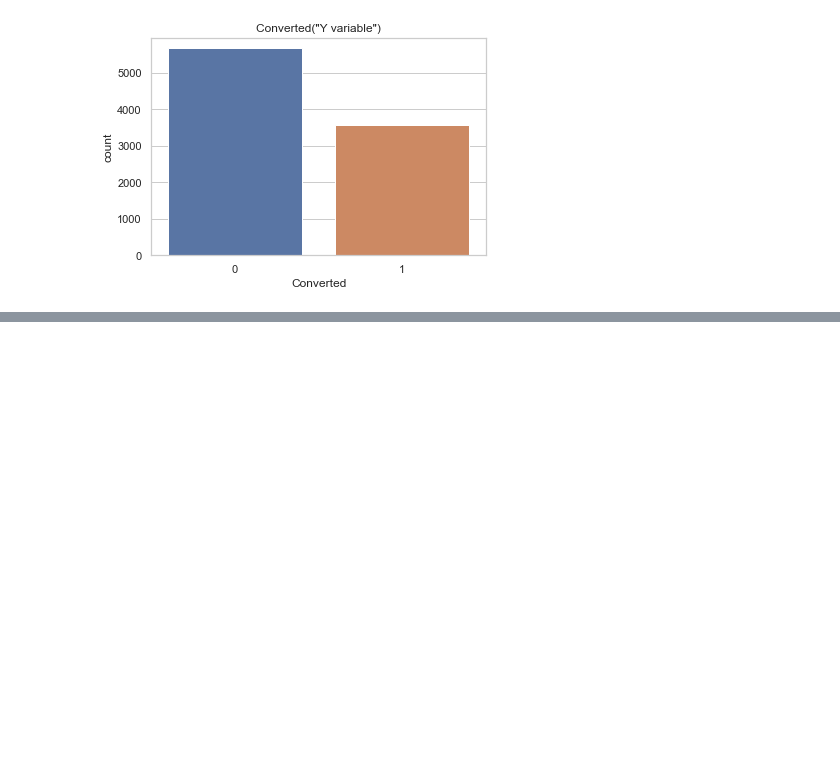
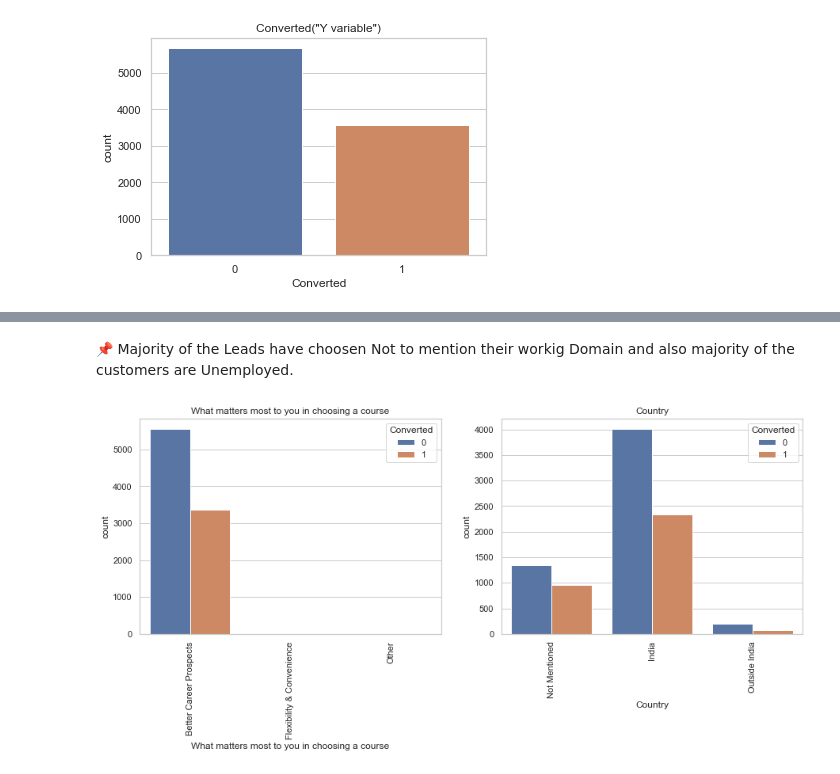
Before and after one commit to SatyugRaj/Lead_Scoring_Case_Study, a Jupyter notebook: LEAD_SCORING_CASE_STUDY.ipynb, the cells around one changed output, grey strips where cells are left out. Cells and saved outputs as stored; diff of their text form; code cells hidden in the pictures; blank space fills up the shorter version.

```diff
--- a/LEAD_SCORING_CASE_STUDY.ipynb
+++ b/LEAD_SCORING_CASE_STUDY.ipynb
@@ -600,0 +633,15 @@ plt.show()
+# %% [markdown]
+📌 Majority of the Leads have choosen Not to mention their workig Domain and also majority of the customers are Unemployed.
+# %%
+plt.figure(figsize = (15,5))
+
+plt.subplot(1,2,1)
+sns.countplot(x='What matters most to you in choosing a course', hue='Converted', data= leads_final).tick_params(axis='x', rotation = 90)
+plt.title('What matters most to you in choosing a course')
+
+plt.subplot(1,2,2)
+sns.countplot(x='Country', hue='Converted', data= leads_final).tick_params(axis='x', rotation = 90)
+plt.title('Country')
+plt.show()
+# %% [output]
+[figure, added]
```
Also changed, not shown: parts of 42 cells of this notebook.
